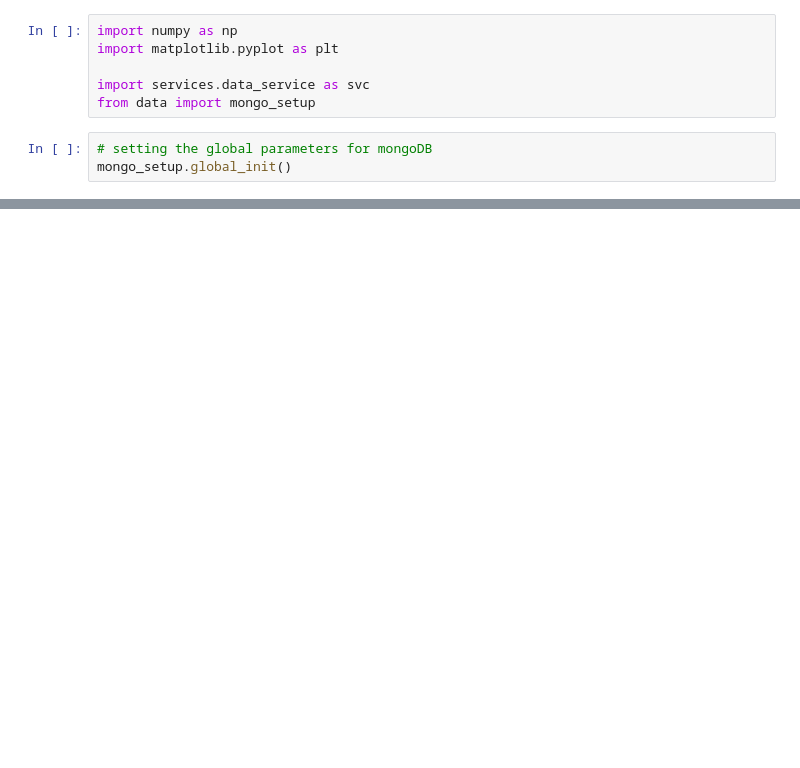
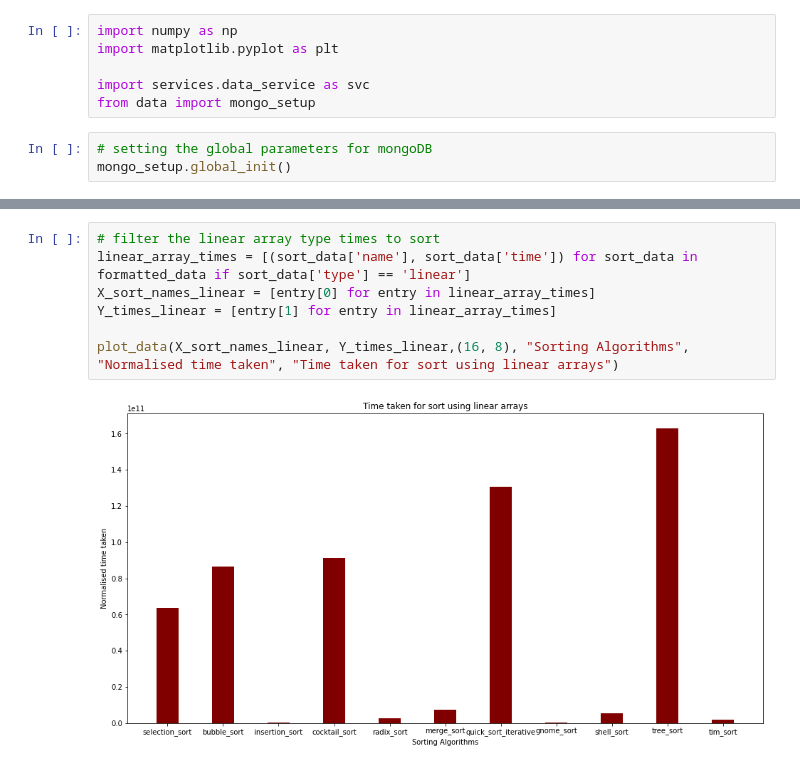
Before and after one commit to abhinav-thimma/sorting-algo-analysis, a Jupyter notebook: sorting_comparision_visualizer.ipynb, the cells around one changed output, grey strips where cells are left out. Saved outputs shown, nothing was run; the diff lists cells and outputs as text; blank space fills up the shorter version.

```diff
--- a/sorting_comparision_visualizer.ipynb
+++ b/sorting_comparision_visualizer.ipynb
@@ -72,0 +70,9 @@ plt.show()
+# %%
+# filter the linear array type times to sort
+linear_array_times = [(sort_data['name'], sort_data['time']) for sort_data in formatted_data if sort_data['type'] == 'linear']
+X_sort_names_linear = [entry[0] for entry in linear_array_times]
+Y_times_linear = [entry[1] for entry in linear_array_times]
+
+plot_data(X_sort_names_linear, Y_times_linear,(16, 8), "Sorting Algorithms", "Normalised time taken", "Time taken for sort using linear arrays")
+# %% [output]
+[figure, added]
```
Also changed, not shown: parts of 7 cells of this notebook.
